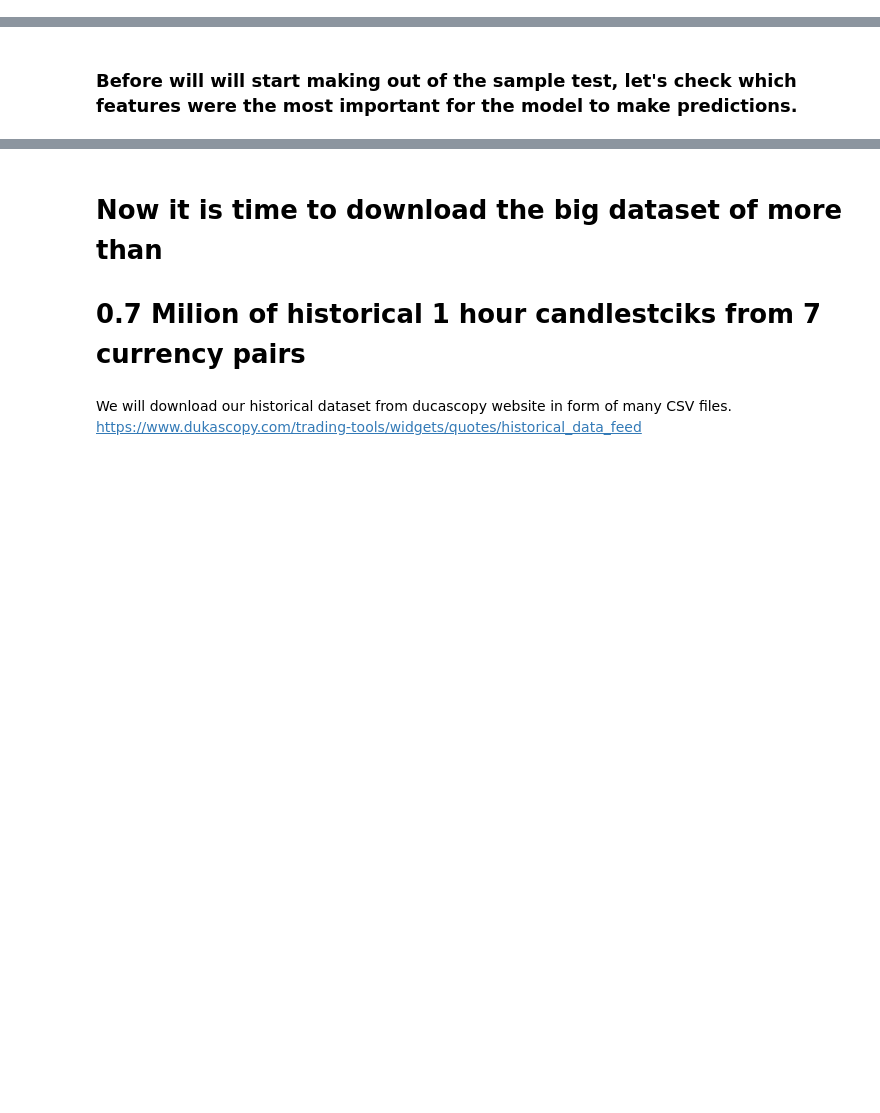
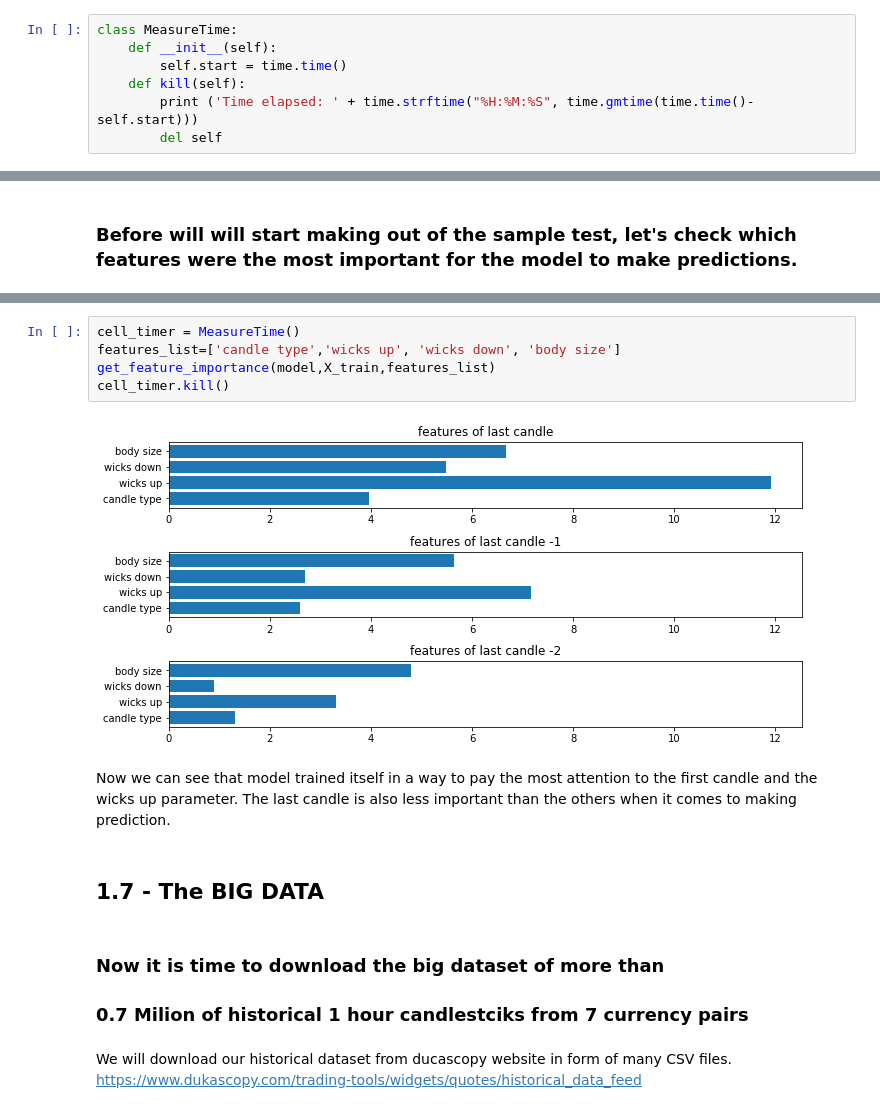
Before and after one commit to MikePapinski/DeepLearning, a Jupyter notebook: PredictCandlestick/CandleSTick patterns prediction/JupyterResearch_0.1.ipynb, the cells around one changed output, grey strips where cells are left out. Saved outputs shown, nothing was run; the diff lists cells and outputs as text; blank space fills up the shorter version.

```diff
--- a/PredictCandlestick/CandleSTick patterns prediction/JupyterResearch_0.1.ipynb
+++ b/PredictCandlestick/CandleSTick patterns prediction/JupyterResearch_0.1.ipynb
@@ -50,0 +52,7 @@ Keras version: 2.2.4
+# %%
+class MeasureTime:
+    def __init__(self):
+        self.start = time.time()
+    def kill(self):
+        print ('Time elapsed: ' + time.strftime("%H:%M:%S", time.gmtime(time.time()-self.start)))
+        del self
@@ -607,6 +649,17 @@ plt.show()
+# %%
+cell_timer = MeasureTime()
+features_list=['candle type','wicks up', 'wicks down', 'body size']
+get_feature_importance(model,X_train,features_list)
+cell_timer.kill()
+# %% [output]
+[figure, added]
+# %% [markdown]
+Now we can see that model trained itself in a way to pay the most attention to the first candle and the wicks up parameter. The last candle is also less important than the others when it comes to making prediction.
+# %% [markdown]
+## 1.7 - The BIG DATA
 # %% [markdown]
-# Now it is time to download the big dataset of more than
-# 0.7 Milion of historical 1 hour candlestciks from 7 currency pairs
+### Now it is time to download the big dataset of more than
+### 0.7 Milion of historical 1 hour candlestciks from 7 currency pairs
 # %% [markdown]
 We will download our historical dataset from ducascopy website in form of many CSV files.
 https://www.dukascopy.com/trading-tools/widgets/quotes/historical_data_feed
```
Also changed, not shown: parts of 93 cells of this notebook, 31 other files.
